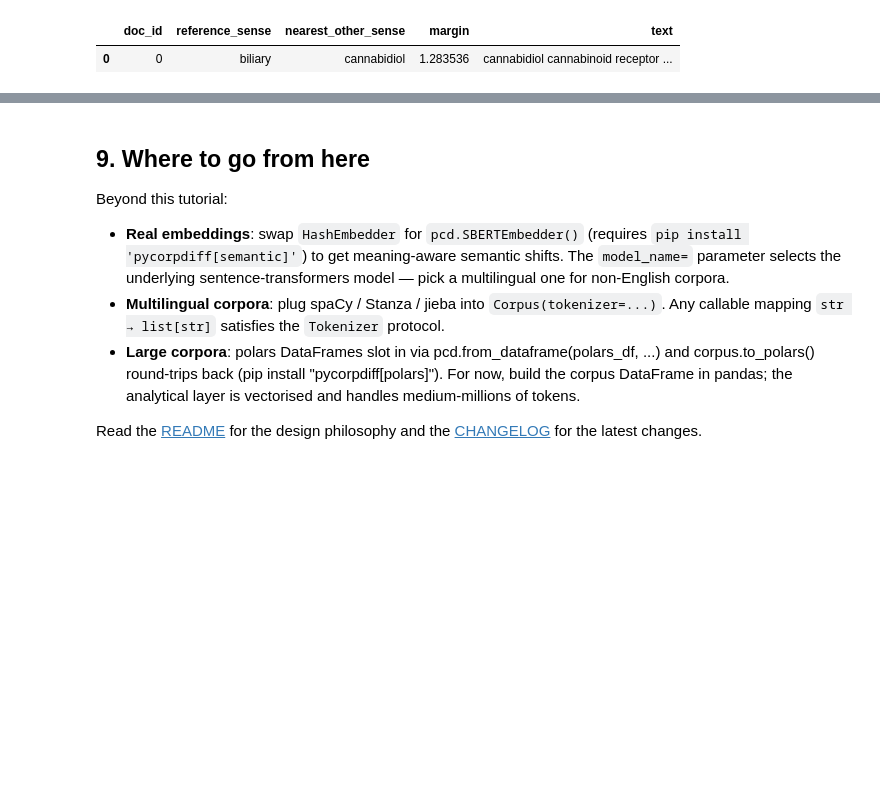
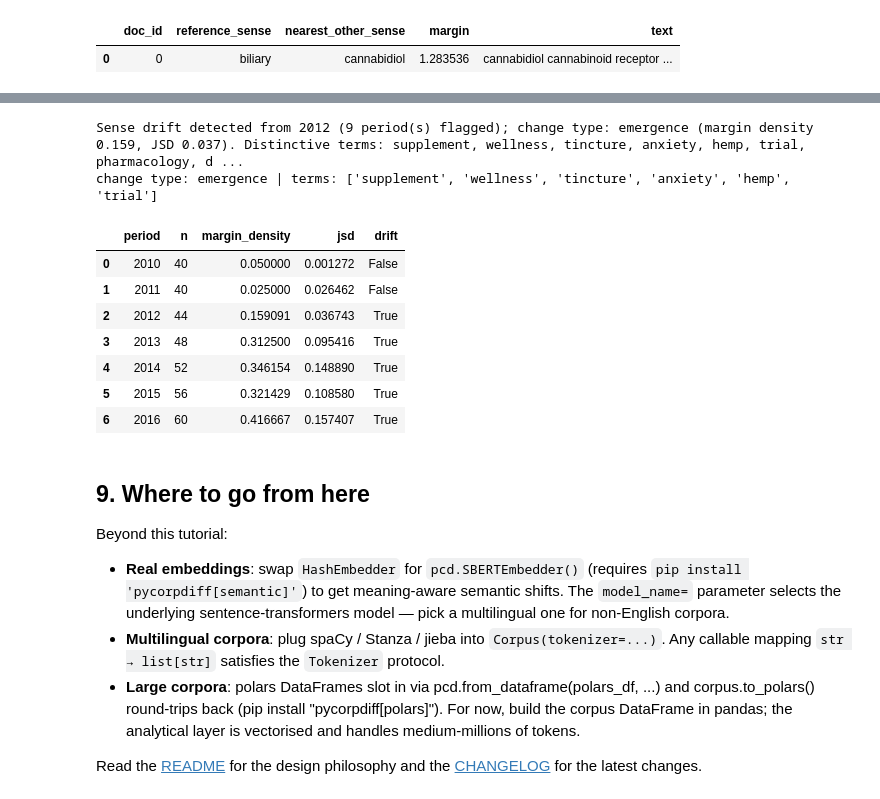
Before and after one commit to jturner-uofl/pycorpdiff, a Jupyter notebook: examples/pycorpdiff_tutorial.ipynb, the cells around one changed output, grey strips where cells are left out. Cells and saved outputs as stored; diff of their text form; code cells hidden in the pictures; blank space fills up the shorter version.

```diff
--- a/examples/pycorpdiff_tutorial.ipynb
+++ b/examples/pycorpdiff_tutorial.ipynb
@@ -447,3 +453,48 @@ ARI=1.000  V-measure=1.000  (homogeneity=1.000, completeness=1.000)
+# %%
+import numpy as np
+
+rng = np.random.default_rng(0)
+DIM = 24
+# Four sense centroids; senses 0-2 run throughout, sense 3 emerges in 2012.
+centroids = rng.standard_normal((4, DIM)) * 4
+vocab = {
+    0: "receptor pharmacology dosage trial",
+    1: "biliary duct cholangiography surgery",
+    2: "parkinsonism atrophy cortical tremor",
+    3: "wellness hemp anxiety supplement tincture",   # the emergent sense
+}
+rows, embs = [], []
+for year in range(2000, 2021):
+    for _ in range(40):                       # three established senses
+        s = rng.integers(0, 3)
+        embs.append(centroids[s] + rng.standard_normal(DIM) * 0.4)
+        rows.append({"year": year, "text": vocab[s]})
+    if year >= 2012:                          # a fourth sense emerges and grows
+        for _ in range((year - 2011) * 4):
+            embs.append(centroids[3] + rng.standard_normal(DIM) * 0.4)
+            rows.append({"year": year, "text": vocab[3]})
+
+corpus = pd.DataFrame(rows)
+emb = np.vstack(embs)
+
+drift = pcd.sense_drift(corpus, emb, time_col="year",
+                        reference=list(range(2000, 2010)), k=3)
+print(drift.summary())
+print("change type:", drift.change_type, "| terms:", drift.drift_terms[:6])
+
+# margin density + JSD trajectory around the planted 2012 onset
+drift.table[drift.table["period"].between(2010, 2016)].reset_index(drop=True)
+# %% [output]
+Sense drift detected from 2012 (9 period(s) flagged); change type: emergence (margin density 0.159, JSD 0.037). Distinctive terms: supplement, wellness, tincture, anxiety, hemp, trial, pharmacology, d ...
+change type: emergence | terms: ['supplement', 'wellness', 'tincture', 'anxiety', 'hemp', 'trial']
+|  | period | n | margin_density | jsd | drift |
+| 0 | 2010 | 40 | 0.050000 | 0.001272 | False |
+| 1 | 2011 | 40 | 0.025000 | 0.026462 | False |
+| 2 | 2012 | 44 | 0.159091 | 0.036743 | True |
+| 3 | 2013 | 48 | 0.312500 | 0.095416 | True |
+| 4 | 2014 | 52 | 0.346154 | 0.148890 | True |
+| 5 | 2015 | 56 | 0.321429 | 0.108580 | True |
+| 6 | 2016 | 60 | 0.416667 | 0.157407 | True |
 # %% [markdown]
 ## 9. Where to go from here
 
```
Also changed, not shown: parts of 2 cells of this notebook.
